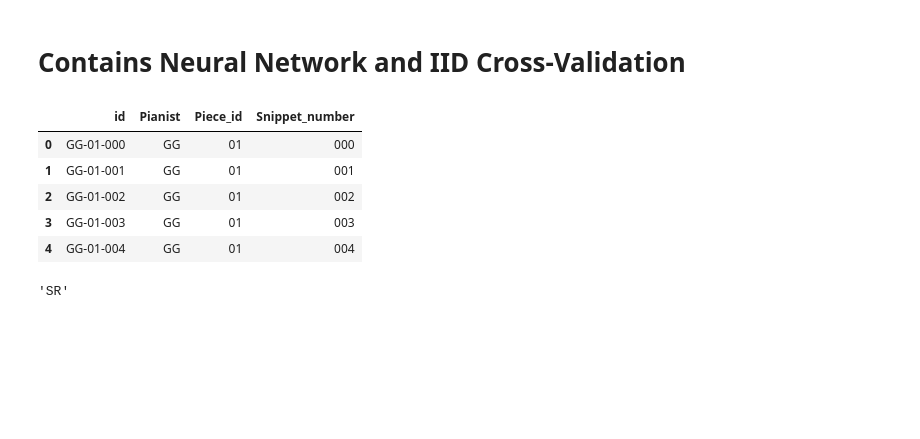
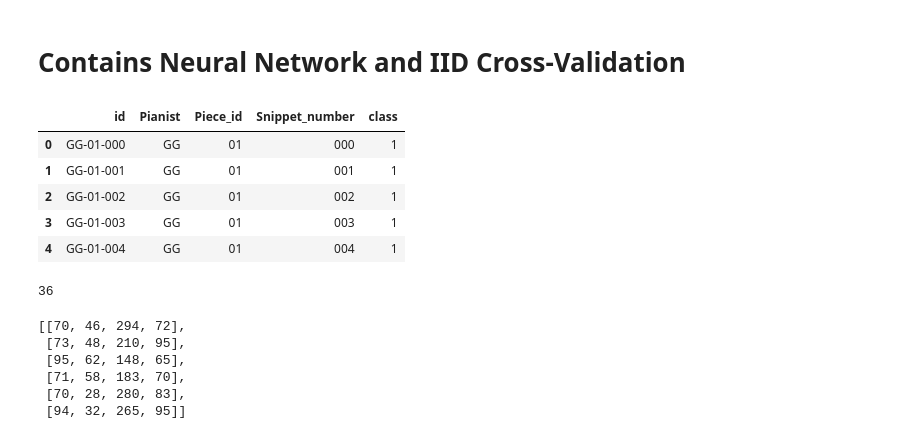
Before and after one commit to sh0w/machine-learning-pattern-classfication, a Jupyter notebook: task3_classification/NeuralNetwork.ipynb, the cells around one changed output. Saved outputs shown, nothing was run; the diff lists cells and outputs as text; code cells hidden in the pictures; blank space fills up the shorter version.

```diff
--- a/task3_classification/NeuralNetwork.ipynb
+++ b/task3_classification/NeuralNetwork.ipynb
@@ -18,35 +26,36 @@ y = df['quadrant'].values
 # %%
 #splitting by pianist and piecw!
 
 #create tags_dataframe:
 X_tags=pd.DataFrame()
 X_tags['id']=df['id']
 
 
 #extract piece_id and pianist to later allow by piece/pianist/both cross validation
 def extractPianist(x):
     return x[0:2]
 def extract_piece_id(x):
     return x[3:5]
 def extract_snippet_number(x):
     return x[6:9]
 
 X_tags['Pianist']=X_tags['id'].apply(extractPianist)
 X_tags['Piece_id']=X_tags['id'].apply(extract_piece_id)
 X_tags['Snippet_number']=X_tags['id'].apply(extract_snippet_number)
+X_tags['class']=df['quadrant']
 
 X_tags.head()
 # %% [output]
-|  | id | Pianist | Piece_id | Snippet_number |
-| 0 | GG-01-000 | GG | 01 | 000 |
-| 1 | GG-01-001 | GG | 01 | 001 |
-| 2 | GG-01-002 | GG | 01 | 002 |
-| 3 | GG-01-003 | GG | 01 | 003 |
-| 4 | GG-01-004 | GG | 01 | 004 |
+|  | id | Pianist | Piece_id | Snippet_number | class |
+| 0 | GG-01-000 | GG | 01 | 000 | 1 |
+| 1 | GG-01-001 | GG | 01 | 001 | 1 |
+| 2 | GG-01-002 | GG | 01 | 002 | 1 |
+| 3 | GG-01-003 | GG | 01 | 003 | 1 |
+| 4 | GG-01-004 | GG | 01 | 004 | 1 |
 # %%
 #get list of pianists and pieces!
 pianist_list=list(set(X_tags['Pianist']))
 piece_list=list(set(X_tags['Piece_id']))
-pianist_list[0]
+len(piece_list)
 # %% [output]
-'SR'
+36
@@ -52,0 +73,9 @@ pianist_list[0]
+# %%
+pianist_dist_list
+# %% [output]
+[[70, 46, 294, 72],
+ [73, 48, 210, 95],
+ [95, 62, 148, 65],
+ [71, 58, 183, 70],
+ [70, 28, 280, 83],
+ [94, 32, 265, 95]]
```
Also changed, not shown: parts of 24 cells of this notebook, 2 other files.
